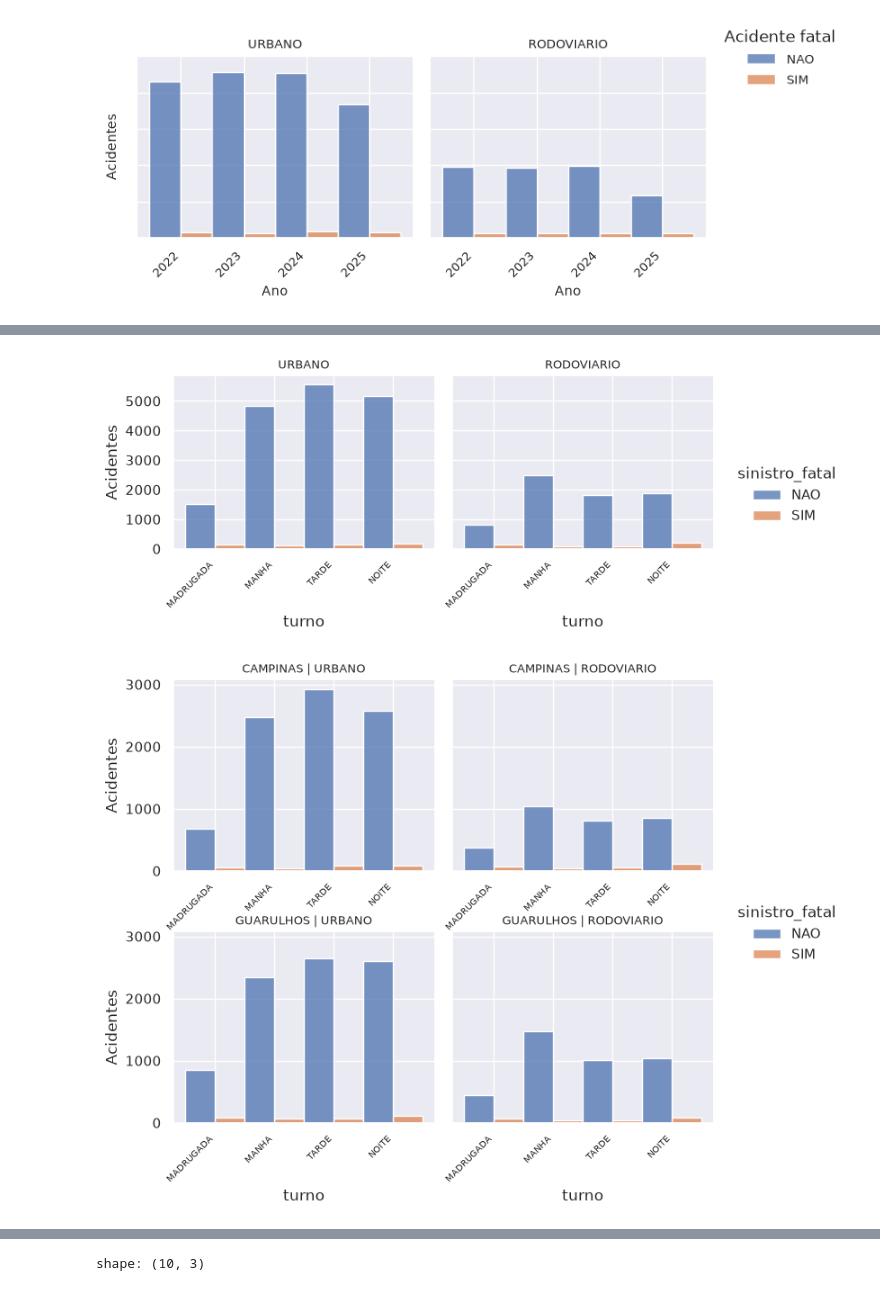
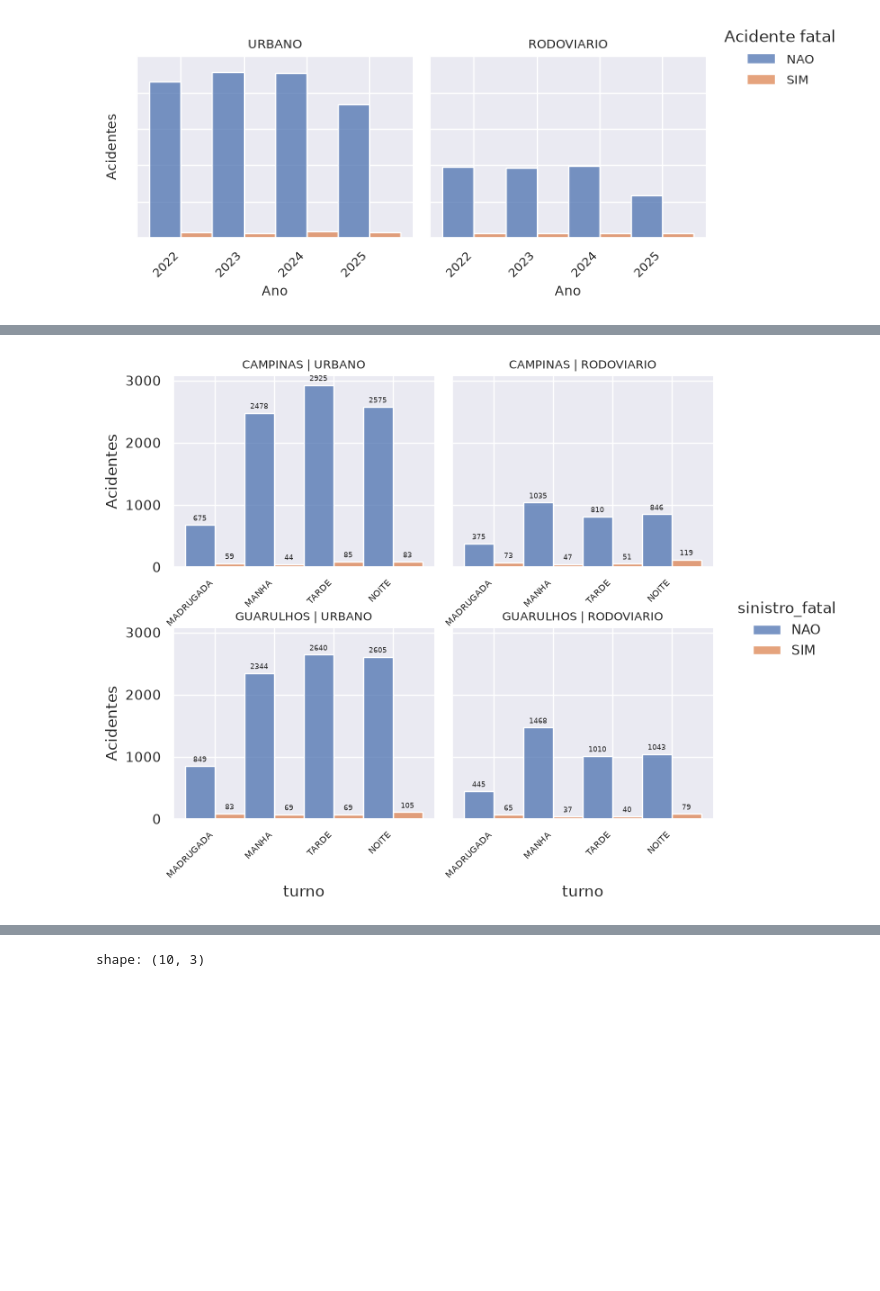
Before and after one commit to marcel-luchi/TCC530-BCD-2026S2-T003-TCC, a Jupyter notebook: notebooks/analise_exploratoria_sinistros.ipynb, the cells around one changed output, grey strips where cells are left out. Cells and saved outputs as stored; diff of their text form; code cells hidden in the pictures; blank space fills up the shorter version.

```diff
--- a/notebooks/analise_exploratoria_sinistros.ipynb
+++ b/notebooks/analise_exploratoria_sinistros.ipynb
@@ -26,0 +17,15 @@ plt.show()
+# %%
+g = (sns.displot(data=df_sinistros.to_pandas(),
+                 x='sinistro_fatal',
+                 col='municipio',
+                 multiple='dodge',
+                 height=3, aspect=1.2)
+     .set_xticklabels(rotation=45, ha='right')
+     .set_ylabels(label='Acidentes')
+     .set_titles(col_template="{col_name}", row_template="{row_name}", size=9))
+
+for ax in g.axes.flat:
+    for container in ax.containers:
+        ax.bar_label(container, fmt='%d', padding=2, fontsize=8)
+
+plt.show()
@@ -77,31 +151,28 @@ plt.show()
 # %%
 cols_qtd = [c for c in df_sinistros.columns if c.startswith('qtd')]
 # %%
-sns.displot(data=df_sinistros.to_pandas(),
-            x='turno',
-            col='tipo_via',
-            hue='sinistro_fatal',
-            multiple='dodge',
-           height=3, aspect=1.2,
-           facet_kws={'sharex': False}
-           ) \
-        .set_xticklabels(rotation=45, ha='right', size=7).set_ylabels(label='Acidentes') \
-        .set_titles(col_template="{col_name}", row_template="{row_name}", size=9)
+g = sns.displot(
+    data=df_sinistros.to_pandas(),
+    x='turno',
+    col='tipo_via',
+    row='municipio',
+    hue='sinistro_fatal',
+    multiple='dodge',
+    height=3, aspect=1.2,
+    facet_kws={'sharex': False},
+)
+
+g.set_xticklabels(rotation=45, ha='right', size=7)
+g.set_ylabels(label='Acidentes')
+g.set_titles(col_template="{col_name}", row_template="{row_name}", size=9)
+
+# Add bar labels to every subplot
+for ax in g.axes.flat:
+    for container in ax.containers:
+        labels = [f'{int(v.get_height())}' if v.get_height() > 0 else ''
+                  for v in container]
+        ax.bar_label(container, labels=labels, padding=2, fontsize=6)
+
 plt.show()
 # %% [output]
-[figure, old version]
+[figure, new version]
-# %%
-sns.displot(data=df_sinistros.to_pandas(),
-            x='turno',
-            col='tipo_via',
-            row='municipio',
-            hue='sinistro_fatal',
-            multiple='dodge',
-           height=3, aspect=1.2,
-           facet_kws={'sharex': False}
-           ) \
-        .set_xticklabels(rotation=45, ha='right', size=7).set_ylabels(label='Acidentes') \
-        .set_titles(col_template="{col_name}", row_template="{row_name}", size=9)
-plt.show()
-# %% [output]
-[figure, removed]
```
Also changed, not shown: parts of 14 cells of this notebook, 2 other files.
